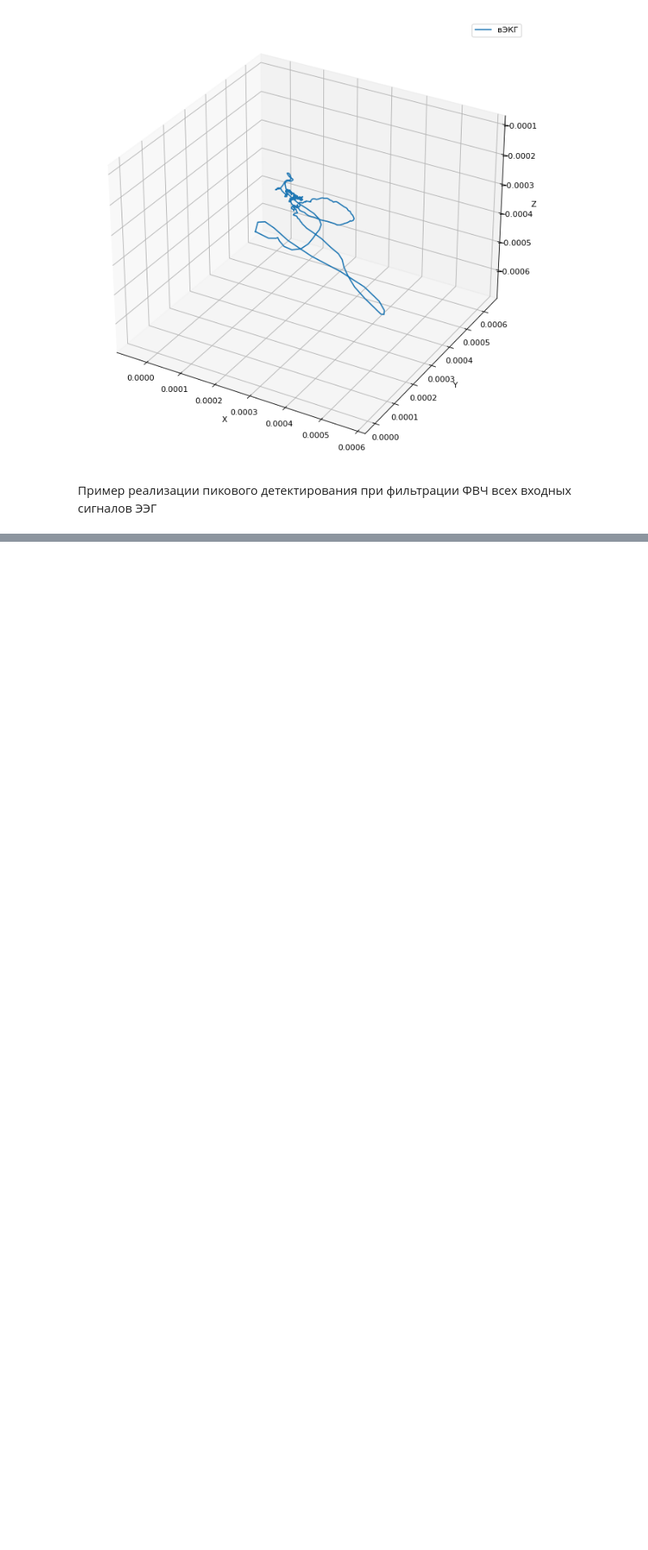
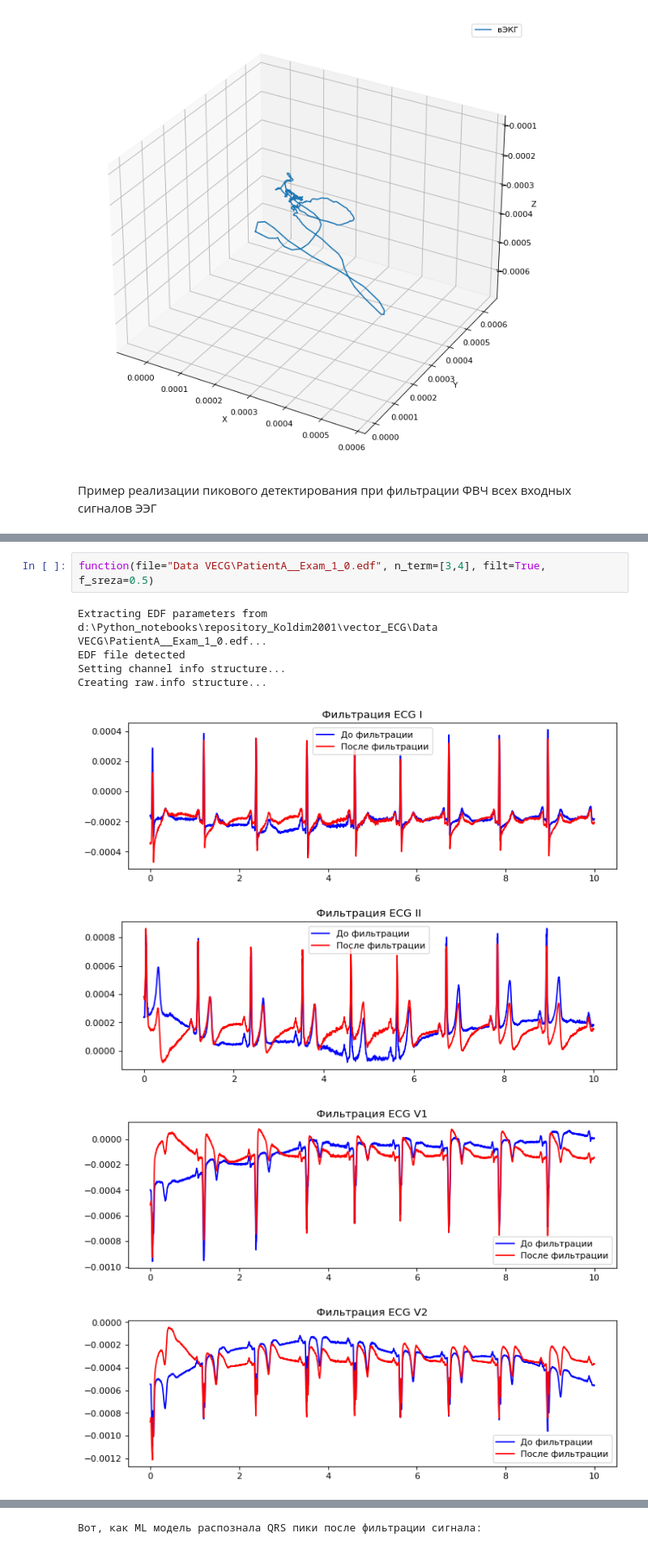
Before and after one commit to BMSTU-team/vector_ECG_team_project, a Jupyter notebook: VectorECG.ipynb, the cells around one changed output, grey strips where cells are left out. Shown at 81% size. Drawn from its saved outputs; the diff is of its cells as text; blank space fills up the shorter version.

```diff
--- a/VectorECG.ipynb
+++ b/VectorECG.ipynb
@@ -402,0 +427,11 @@ plt.show()
+# %%
+function(file="Data VECG\PatientA__Exam_1_0.edf", n_term=[3,4], filt=True, f_sreza=0.5)
+# %% [output]
+Extracting EDF parameters from d:\Python_notebooks\repository_Koldim2001\vector_ECG\Data VECG\PatientA__Exam_1_0.edf...
+EDF file detected
+Setting channel info structure...
+Creating raw.info structure...
+[figure, added]
+[figure, added]
+[figure, added]
+[figure, added]
@@ -402,0 +442 @@ plt.show()
+Вот, как ML модель распознала QRS пики после фильтрации сигнала:
```
Also changed, not shown: parts of 10 cells of this notebook, 5 other files.
